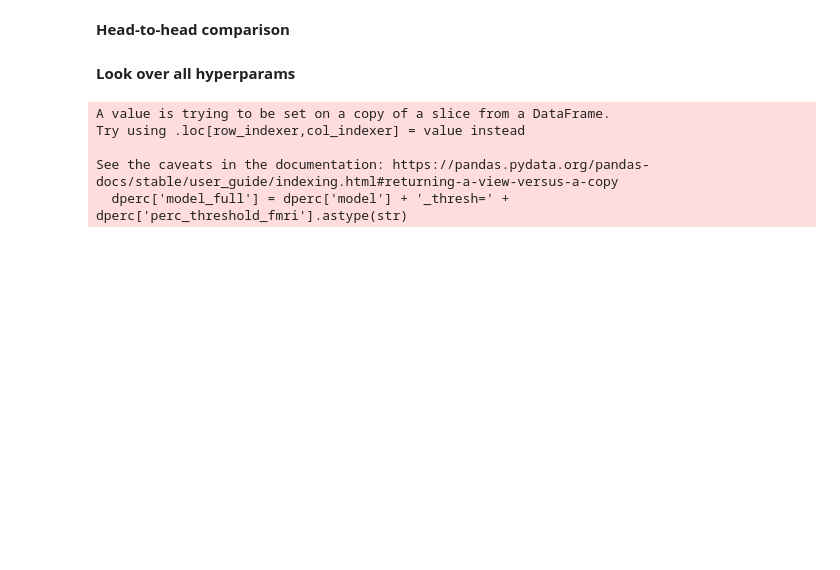
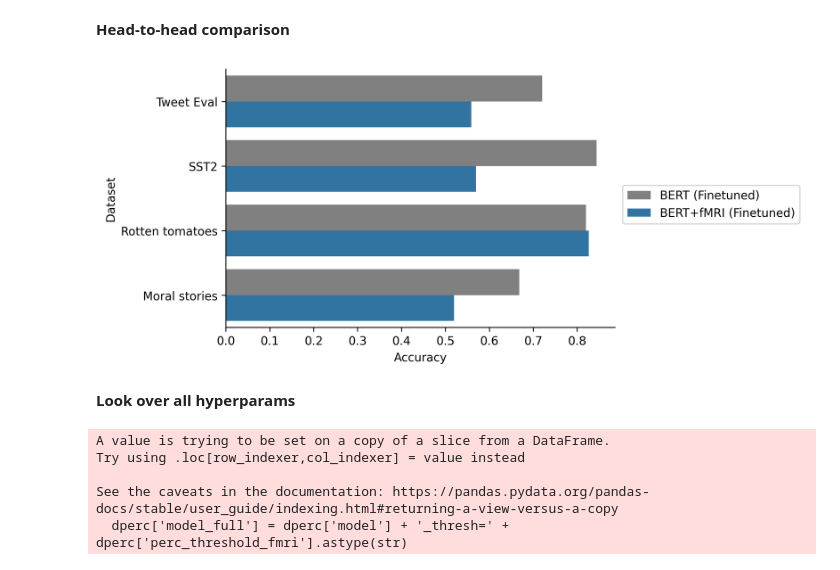
Before and after one commit to csinva/interpretable-embeddings, a Jupyter notebook: notebooks/02_decoding.ipynb, the cells around one changed output. Saved outputs shown, nothing was run; the diff lists cells and outputs as text; code cells hidden in the pictures; blank space fills up the shorter version.

```diff
--- a/notebooks/02_decoding.ipynb
+++ b/notebooks/02_decoding.ipynb
@@ -70,20 +63,23 @@ plt.show()
 # %%
 dsets = ['rotten_tomatoes', 'moral_stories', 'sst2', 'tweet_eval']
 dh = dt[dt.dset.isin(dsets)]
 dh = dh[dh.model.isin(['bert-base-uncased', 'bert-10__ndel=4fmri'])]
 dh['legend'] = dh['model'].map({
     'bert-base-uncased': 'BERT (Finetuned)',
     'bert-10__ndel=4fmri': 'BERT+fMRI (Finetuned)',
 })
 dh['dset_clean'] = dh['dset'].map(viz.DSETS_RENAME)
 
 plt.figure(figsize=(6, 4), dpi=300)
 sns.barplot(data=dh, y='dset_clean', x='acc', hue='legend', orient='h',
-            hue_order=['BERT (Finetuned)', 'BERT+fMRI (Finetuned)'], palette=['gray', '#ff6141'])
+            hue_order=['BERT (Finetuned)', 'BERT+fMRI (Finetuned)'],
+            palette=['gray', 'C0']) # '#ff6141'])
 plt.xlabel('Accuracy')
 plt.ylabel('Dataset')
 plt.legend(bbox_to_anchor=(1.02, 0.55), loc='upper left', borderaxespad=0)
 plt.show()
+# %% [output]
+[figure, added]
 # %% [markdown]
 **Look over all hyperparams**
 # %%
```
Also changed, not shown: parts of 2 cells of this notebook, 2 other files.
